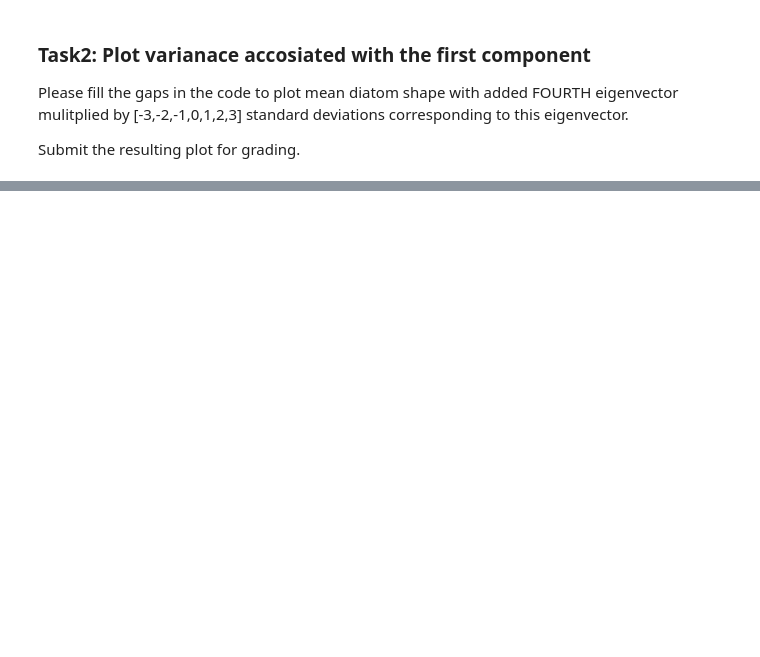
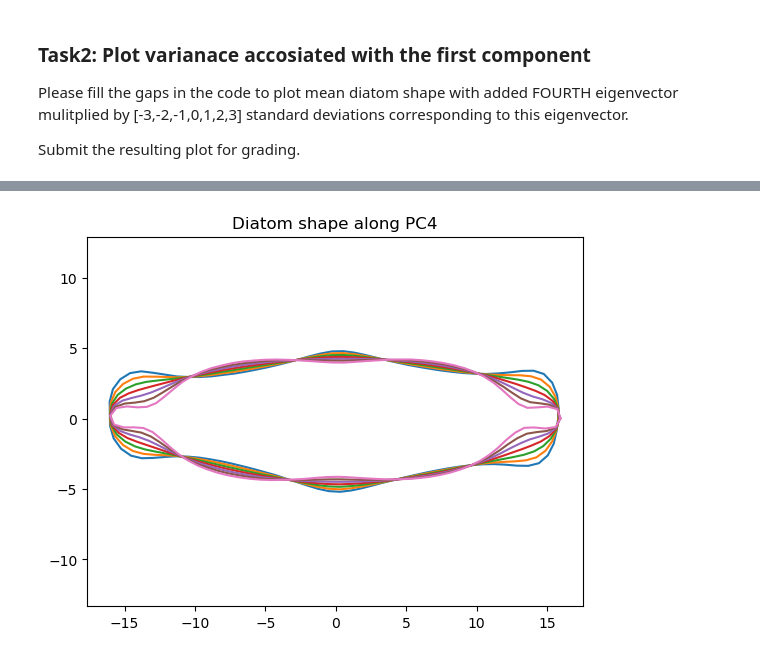
Before and after one commit to AndreasZacchi/MAD, a Jupyter notebook: A3/pca_StudentVersion.ipynb, the cells around one changed output, grey strips where cells are left out. Saved outputs shown, nothing was run; the diff lists cells and outputs as text; code cells hidden in the pictures; blank space fills up the shorter version.

```diff
--- a/A3/pca_StudentVersion.ipynb
+++ b/A3/pca_StudentVersion.ipynb
@@ -15,8 +15,8 @@ The file 'diatoms_classes.txt' contains one class assignment per diatom, into sp
 # %%
 import numpy as np
 
-diatoms = np.loadtxt('/home/andreasz/workspace/MAD/A3/diatoms.txt', delimiter=',').T
-diatoms_classes = np.loadtxt('/home/andreasz/workspace/MAD/A3/diatoms.txt/diatoms_classes.txt', delimiter=',')
+diatoms = np.loadtxt('./diatoms.txt', delimiter=',').T
+diatoms_classes = np.loadtxt('./diatoms_classes.txt', delimiter=',')
 print('Shape of diatoms:', diatoms.shape)
 print('Shape of diatoms_classes:', diatoms_classes.shape)
 #print('Classes:', diatoms_classes)
@@ -73,12 +73,26 @@ Hits:
 import numpy.matlib
 
 def pca(data):
-    PCevals, PCevecs, data_cent = None, None, None
+    # Normalize the data
+    mean = np.mean(data, 1) # Compute the mean of the data
+    mean_cols = np.matlib.repmat(mean, data.shape[1], 1).T # Repeat the mean across columns (so that it can be subtracted from each data point)
+    data_cent = data - mean_cols # Center the data
+
+    # Compute the covariance matrix
+    covar = np.cov(data_cent)
+
+    # Compute the eigenvectors and eigenvalues of the covariance matrix
+    eigVals, eigVecs = np.linalg.eigh(covar) # Returned in ascending order
+
+    # Reverse the order of the eigenvalues and eigenvectors so that they are in decreasing order
+    PCevals = np.flip(eigVals) # Reverse the order of the eigenvalues
+    PCevecs = np.flip(eigVecs, 1) # Reverse the order of the eigenvectors (columns)
+
     return PCevals, PCevecs, data_cent
 
 PCevals, PCevecs, data_cent = pca(diatoms)
 # PCevals is a vector of eigenvalues in decreasing order. To verify, uncomment:
-# print(PCevals)
+#print(PCevals)
 # PCevecs is a matrix whose columns are the eigenvectors listed in the order of decreasing eigenvectors
 # %% [markdown]
 ***Recall:***
@@ -110,16 +134,20 @@ Please fill the gaps in the code to plot mean diatom shape with added FOURTH eig
 
 Submit the resulting plot for grading.
 # %%
-e4 = PCevecs[:, 3] # gets the second eigenvector
-lambda4 = PCevals[3] # gets the second eigenvalue
+e4 = PCevecs[:, 3] # gets the fourth eigenvector
+lambda4 = PCevals[3] # gets the fourth eigenvalue
 std4 = np.sqrt(lambda4) # In case the naming std is confusing -- the eigenvalues have a statistical interpretation
 
 diatoms_along_pc = np.zeros((7, 180))
 for i in range(7):
-    #.......
+    scaled_e4 = std4 * e4 # Scale the eigenvector by the standard deviation
+    multiplier = (i-3) # -3, -2, -1, 0, 1, 2, 3
+    mul_scaled_e4 = scaled_e4 * multiplier # Multiply the scaled eigenvector by the given number
+    diatoms_along_pc[i] = mean_diatom + mul_scaled_e4 # Add the multiplied and scaled eigenvector to the mean diatom
 
 for i in range(7):
     plot_diatom(diatoms_along_pc[i])
 
-plt.title('Diatom shape along PC1')
+plt.title('Diatom shape along PC4')
+plt.savefig('diatoms_along_pc4.png')
 # %% [output]
@@ -126,0 +154 @@ IndentationError: expected an indented block (<ipython-input-3-8765442bad73>, li
+[figure, added]
```
Also changed, not shown: parts of 2 cells of this notebook, 2 other files.
